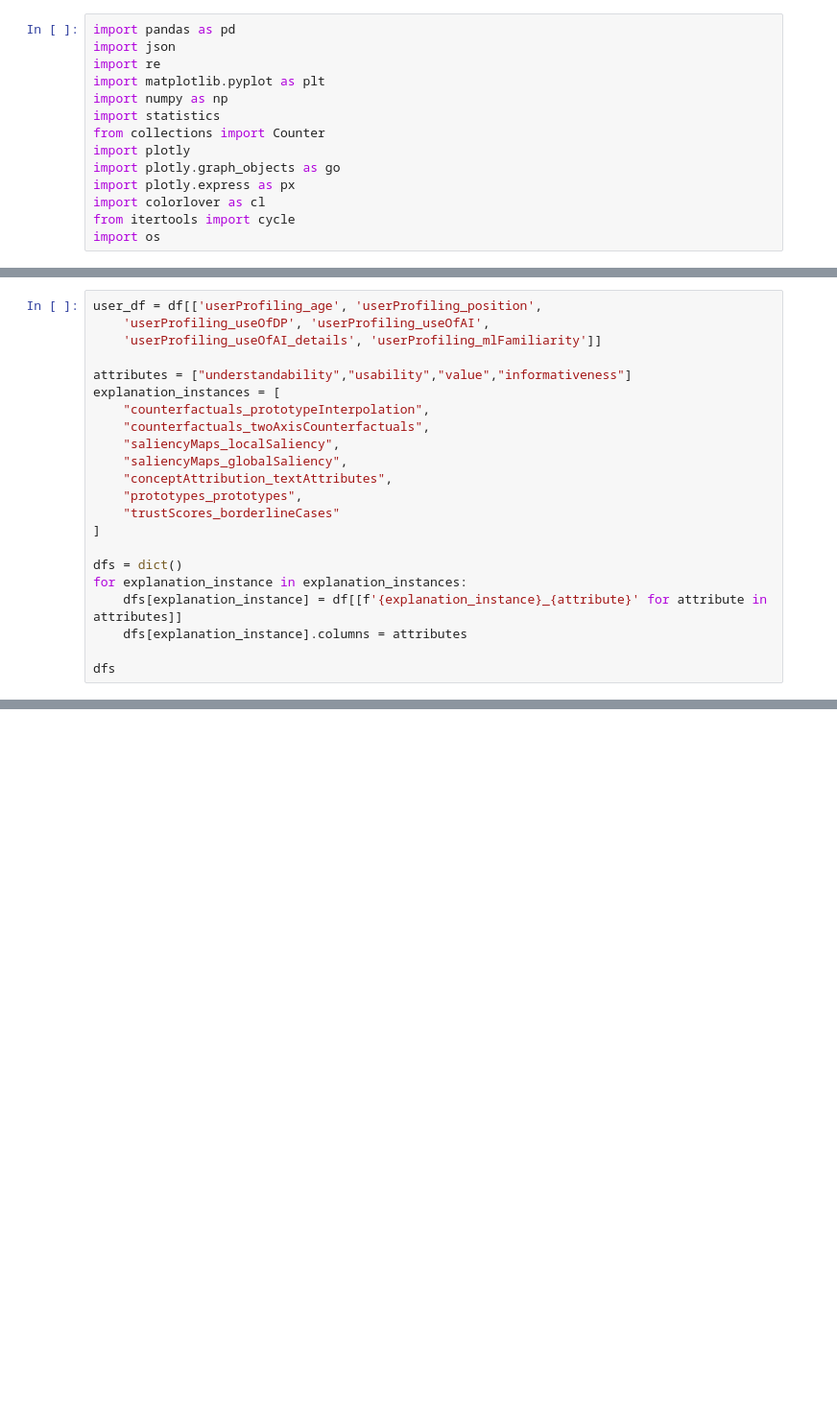
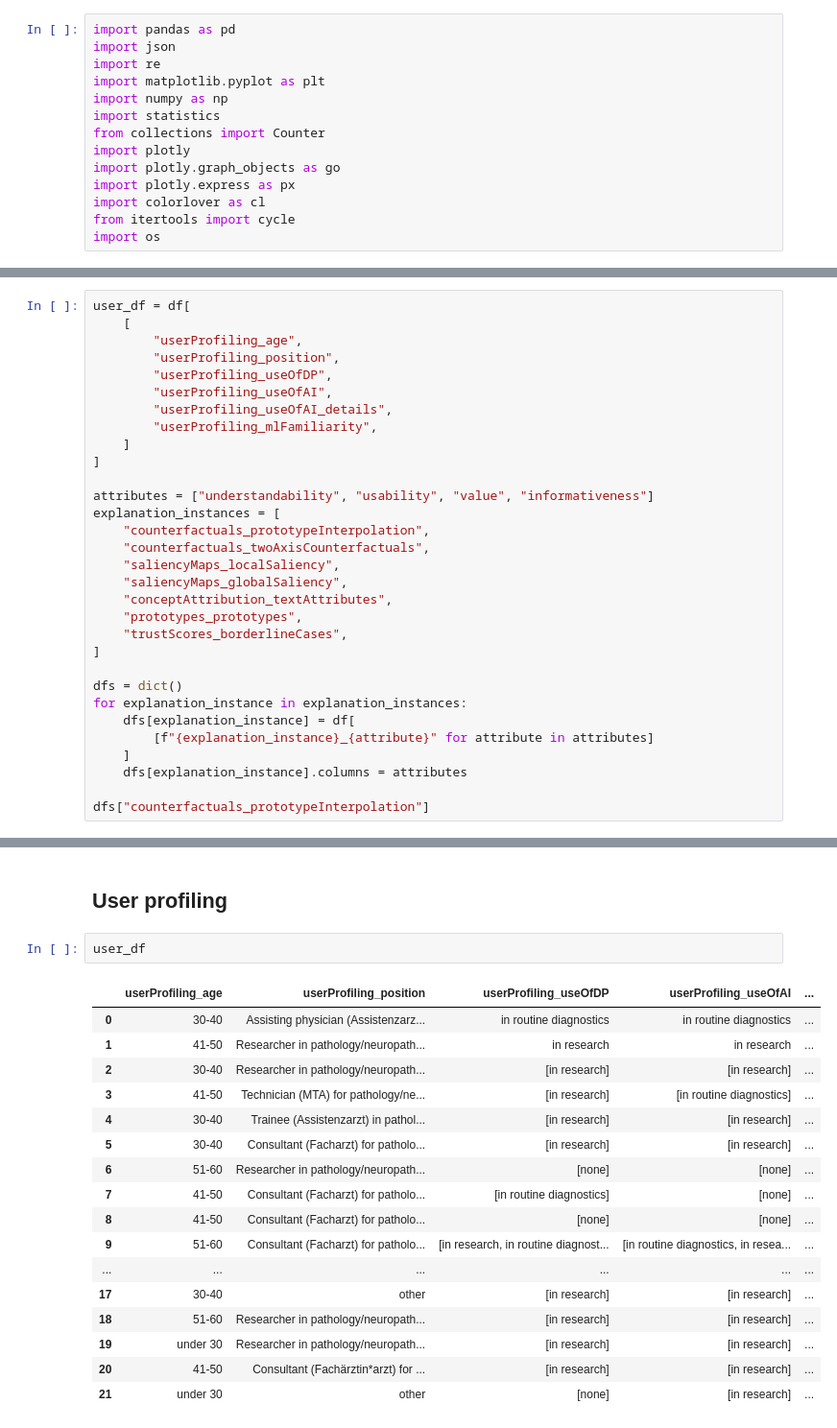
Before and after one commit to theodore-evans/xai-in-digital-pathology, a Jupyter notebook: DataProcessing/data_processing.ipynb, the cells around one changed output, grey strips where cells are left out. Shown at 96% size. Drawn from its saved outputs; the diff is of its cells as text; blank space fills up the shorter version.

```diff
--- a/DataProcessing/data_processing.ipynb
+++ b/DataProcessing/data_processing.ipynb
@@ -33,11 +33,18 @@ df.loc[[0]]
 | 0 | 1.623319e+12 | 30-40 | Assisting physician (Assistenzarz... | in routine diagnostics | in routine diagnostics | ... |
 1 rows × 44 columns
 # %%
-user_df = df[['userProfiling_age', 'userProfiling_position',
-    'userProfiling_useOfDP', 'userProfiling_useOfAI',
-    'userProfiling_useOfAI_details', 'userProfiling_mlFamiliarity']]
+user_df = df[
+    [
+        "userProfiling_age",
+        "userProfiling_position",
+        "userProfiling_useOfDP",
+        "userProfiling_useOfAI",
+        "userProfiling_useOfAI_details",
+        "userProfiling_mlFamiliarity",
+    ]
+]
 
-attributes = ["understandability","usability","value","informativeness"]
+attributes = ["understandability", "usability", "value", "informativeness"]
 explanation_instances = [
     "counterfactuals_prototypeInterpolation",
     "counterfactuals_twoAxisCounterfactuals",
@@ -45,13 +52,15 @@ explanation_instances = [
     "saliencyMaps_globalSaliency",
     "conceptAttribution_textAttributes",
     "prototypes_prototypes",
-    "trustScores_borderlineCases"
+    "trustScores_borderlineCases",
 ]
 
 dfs = dict()
 for explanation_instance in explanation_instances:
-    dfs[explanation_instance] = df[[f'{explanation_instance}_{attribute}' for attribute in attributes]]
+    dfs[explanation_instance] = df[
+        [f"{explanation_instance}_{attribute}" for attribute in attributes]
+    ]
     dfs[explanation_instance].columns = attributes
 
-dfs
+dfs["counterfactuals_prototypeInterpolation"]
 # %% [output]
@@ -210,0 +234,22 @@ boxPlotDF(aggregated_df[sorted_index],"Comparison of Annotation Average",labels)
+# %% [markdown]
+## User profiling
+# %%
+user_df
+# %% [output]
+|  | userProfiling_age | userProfiling_position | userProfiling_useOfDP | userProfiling_useOfAI | ... |
+| 0 | 30-40 | Assisting physician (Assistenzarz... | in routine diagnostics | in routine diagnostics | ... |
+| 1 | 41-50 | Researcher in pathology/neuropath... | in research | in research | ... |
+| 2 | 30-40 | Researcher in pathology/neuropath... | [in research] | [in research] | ... |
+| 3 | 41-50 | Technician (MTA) for pathology/ne... | [in research] | [in routine diagnostics] | ... |
+| 4 | 30-40 | Trainee (Assistenzarzt) in pathol... | [in research] | [in research] | ... |
+| 5 | 30-40 | Consultant (Facharzt) for patholo... | [in research] | [in research] | ... |
+| 6 | 51-60 | Researcher in pathology/neuropath... | [none] | [none] | ... |
+| 7 | 41-50 | Consultant (Facharzt) for patholo... | [in routine diagnostics] | [none] | ... |
+| 8 | 41-50 | Consultant (Facharzt) for patholo... | [none] | [none] | ... |
+| 9 | 51-60 | Consultant (Facharzt) for patholo... | [in research, in routine diagnost... | [in routine diagnostics, in resea... | ... |
+| ... | ... | ... | ... | ... | ... |
+| 17 | 30-40 | other | [in research] | [in research] | ... |
+| 18 | 51-60 | Researcher in pathology/neuropath... | [in research] | [in research] | ... |
+| 19 | under 30 | Researcher in pathology/neuropath... | [in research] | [in research] | ... |
+| 20 | 41-50 | Consultant (Fachärztin*arzt) for ... | [in research] | [in research] | ... |
+| 21 | under 30 | other | [none] | [in research] | ... |
```
Also changed, not shown: parts of 4 cells of this notebook.
